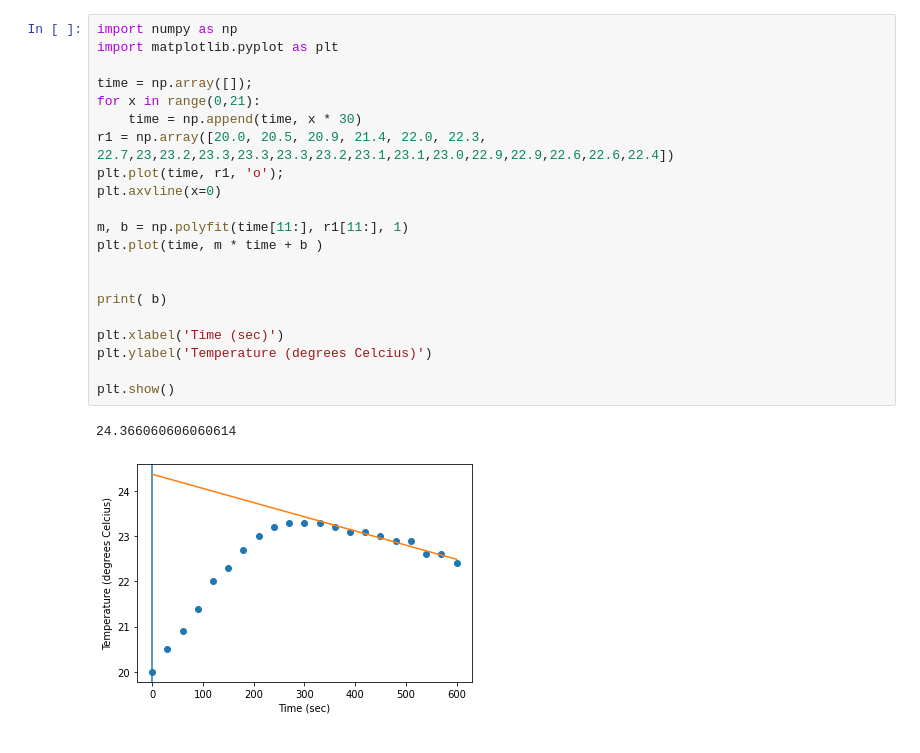
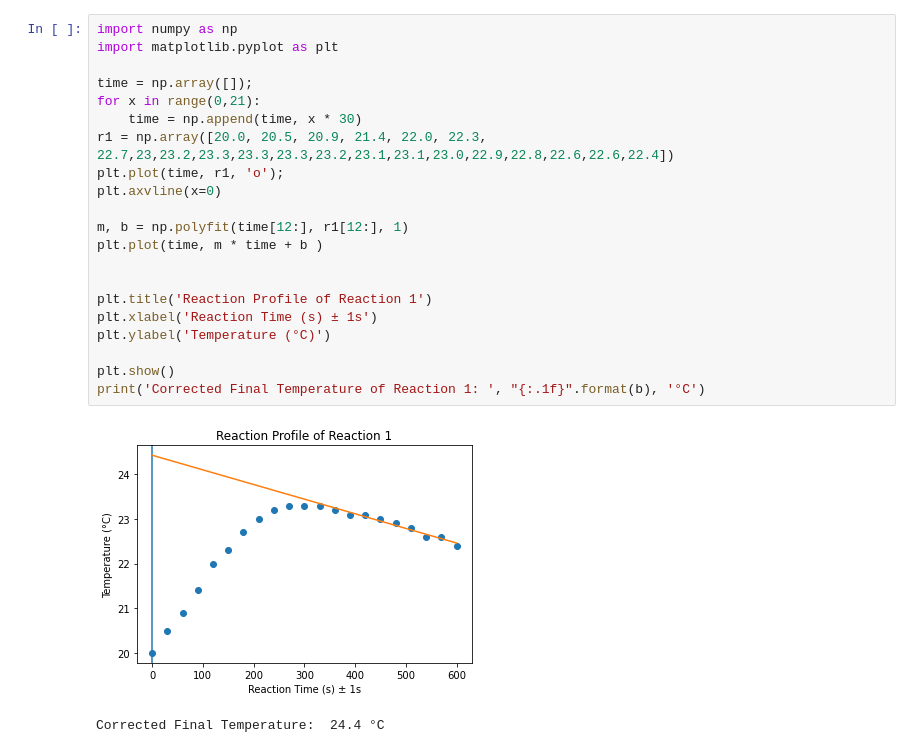
Before and after one commit to anyuan-chen/school-notebooks, a Jupyter notebook: chem.ipynb, the cells around one changed output. Cells and saved outputs as stored; diff of their text form.

```diff
--- a/chem.ipynb
+++ b/chem.ipynb
@@ -38,25 +1,25 @@ plt.show()
 # %%
 import numpy as np
 import matplotlib.pyplot as plt
 
 time = np.array([]);
 for x in range(0,21):
     time = np.append(time, x * 30)
-r1 = np.array([20.0, 20.5, 20.9, 21.4, 22.0, 22.3, 22.7,23,23.2,23.3,23.3,23.3,23.2,23.1,23.1,23.0,22.9,22.9,22.6,22.6,22.4])
+r1 = np.array([20.0, 20.5, 20.9, 21.4, 22.0, 22.3, 22.7,23,23.2,23.3,23.3,23.3,23.2,23.1,23.1,23.0,22.9,22.8,22.6,22.6,22.4])
 plt.plot(time, r1, 'o');
 plt.axvline(x=0)
 
-m, b = np.polyfit(time[11:], r1[11:], 1)
+m, b = np.polyfit(time[12:], r1[12:], 1)
 plt.plot(time, m * time + b )
 
 
-print( b)
-
-plt.xlabel('Time (sec)')
-plt.ylabel('Temperature (degrees Celcius)')
+plt.title('Reaction Profile of Reaction 1')
+plt.xlabel('Reaction Time (s) ± 1s')
+plt.ylabel('Temperature (°C)')
 
 plt.show()
+print('Corrected Final Temperature of Reaction 1: ', "{:.1f}".format(b), '°C')
 # %% [output]
+[figure, new version]
-24.366060606060614
+Corrected Final Temperature:  24.4 °C
-[figure, old version]
 # %%
```
Also changed, not shown: parts of 3 cells of this notebook.
